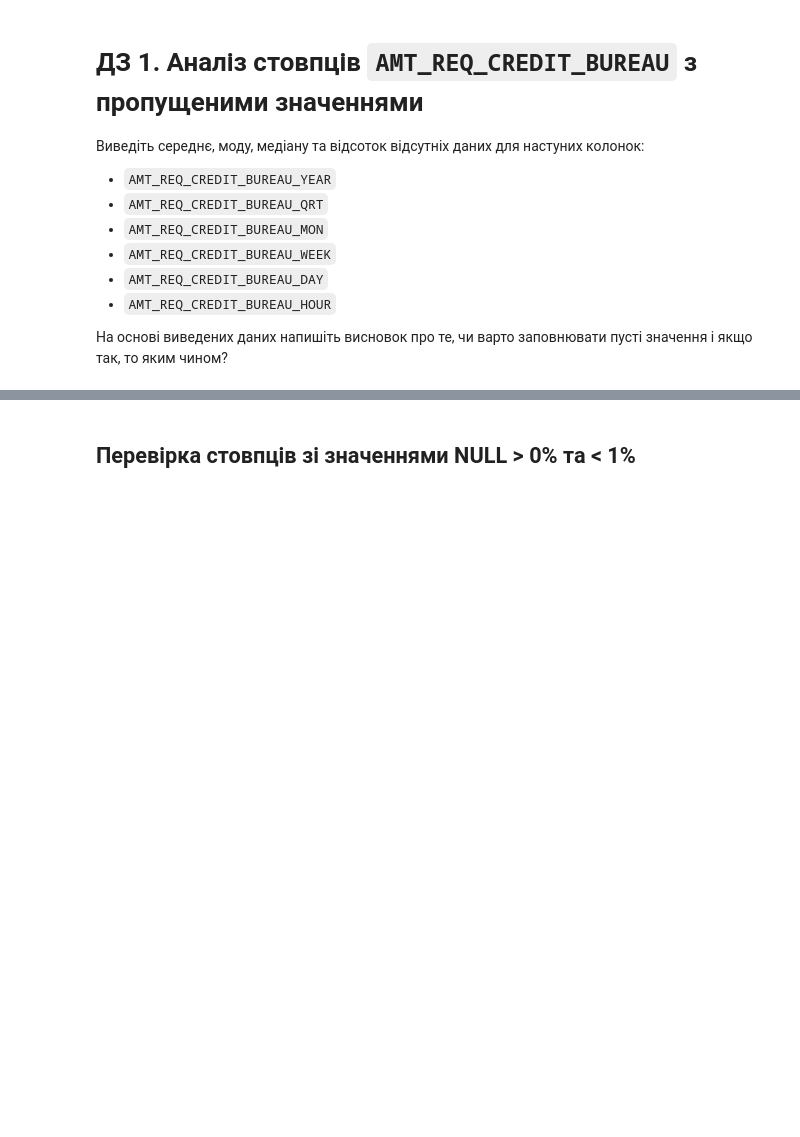
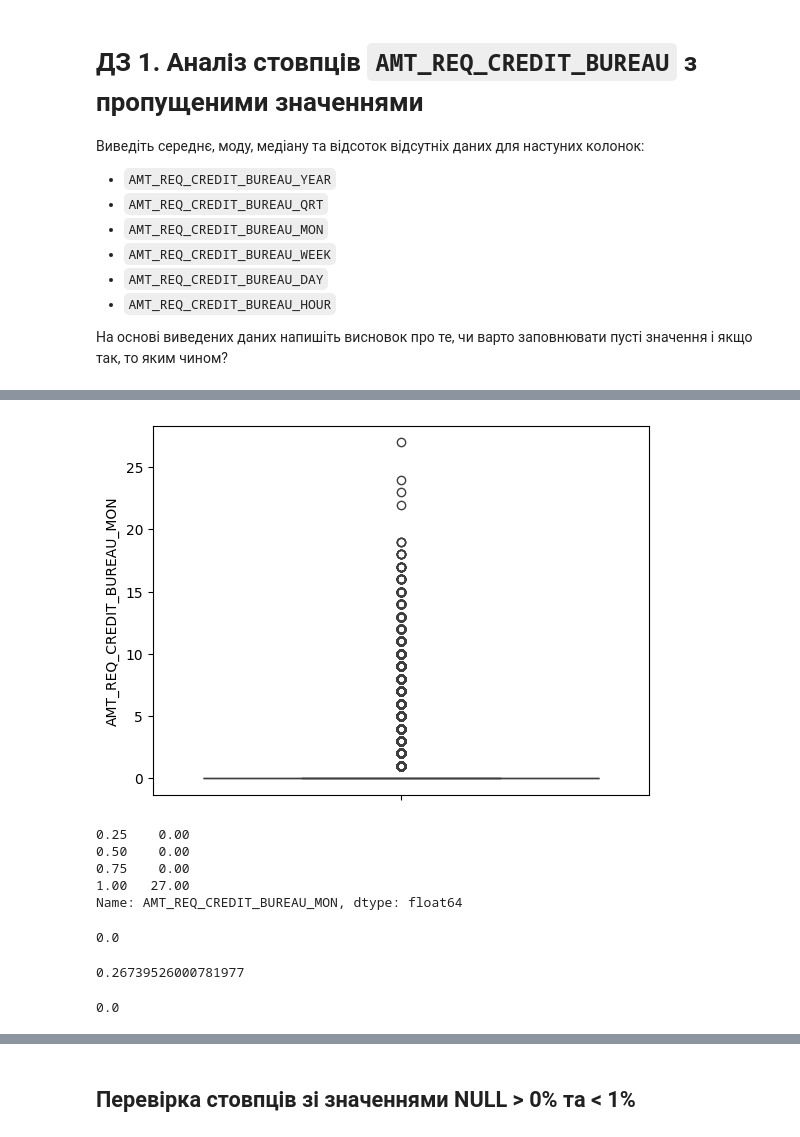
Before and after one commit to nikishkaaa/ML-Course, a Jupyter notebook: 1_Credit_EDA.ipynb, the cells around one changed output, grey strips where cells are left out. Drawn from its saved outputs; the diff is of its cells as text; code cells hidden in the pictures; blank space fills up the shorter version.

```diff
--- a/1_Credit_EDA.ipynb
+++ b/1_Credit_EDA.ipynb
@@ -506,0 +606,25 @@ df.EXT_SOURCE_3.mean()
+# %%
+sns.boxplot(df.AMT_REQ_CREDIT_BUREAU_MON)
+plt.show()
+# %% [output]
+[figure, added]
+# %%
+df.AMT_REQ_CREDIT_BUREAU_MON.quantile(q = [0.25,0.5,0.75,1])
+# %% [output]
+0.25    0.00
+0.50    0.00
+0.75    0.00
+1.00   27.00
+Name: AMT_REQ_CREDIT_BUREAU_MON, dtype: float64
+# %%
+df.AMT_REQ_CREDIT_BUREAU_MON.mode()[0]
+# %% [output]
+0.0
+# %%
+df.AMT_REQ_CREDIT_BUREAU_MON.mean()
+# %% [output]
+0.26739526000781977
+# %%
+df.AMT_REQ_CREDIT_BUREAU_MON.median()
+# %% [output]
+0.0
```
Also changed, not shown: parts of 48 cells of this notebook.
